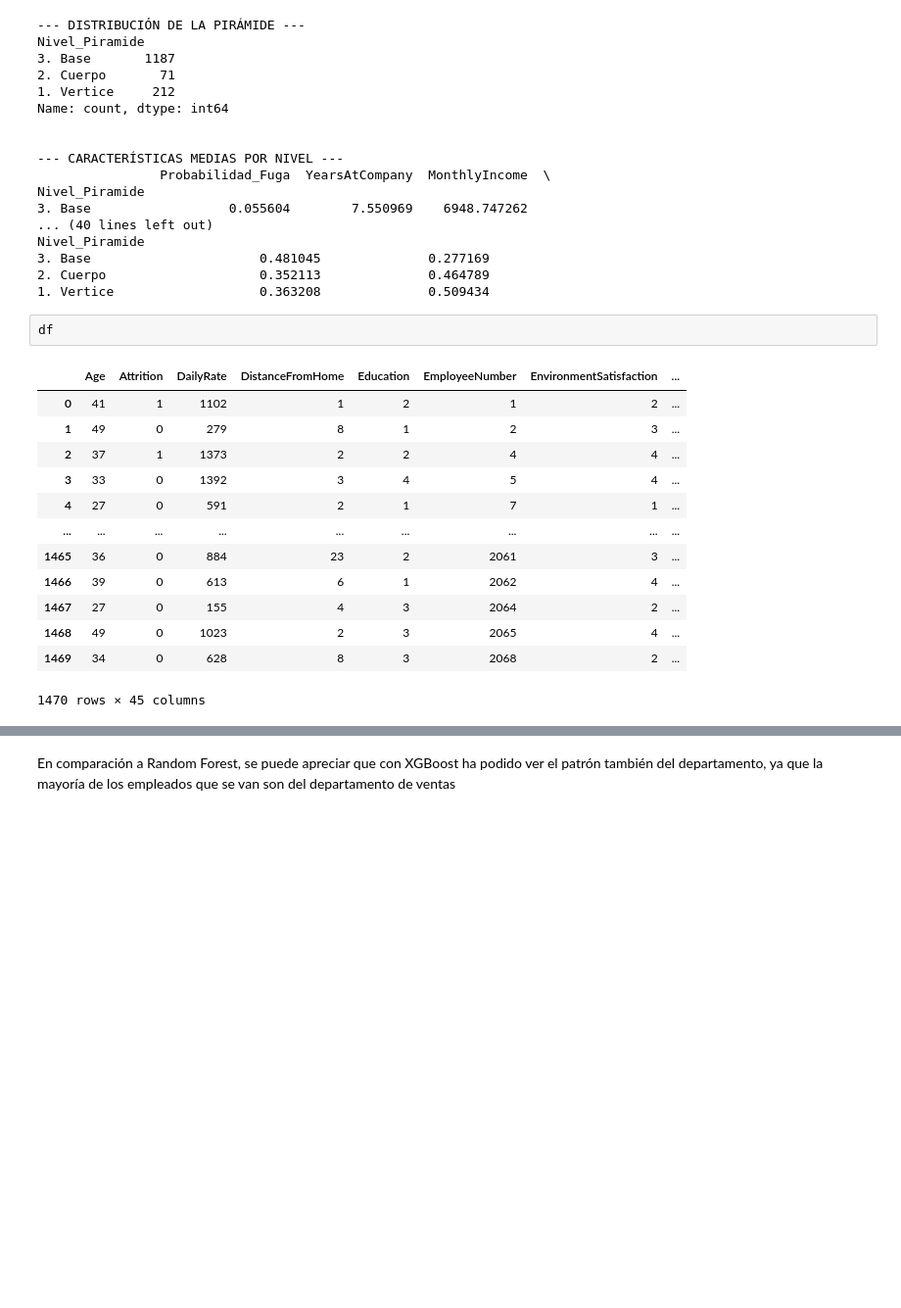
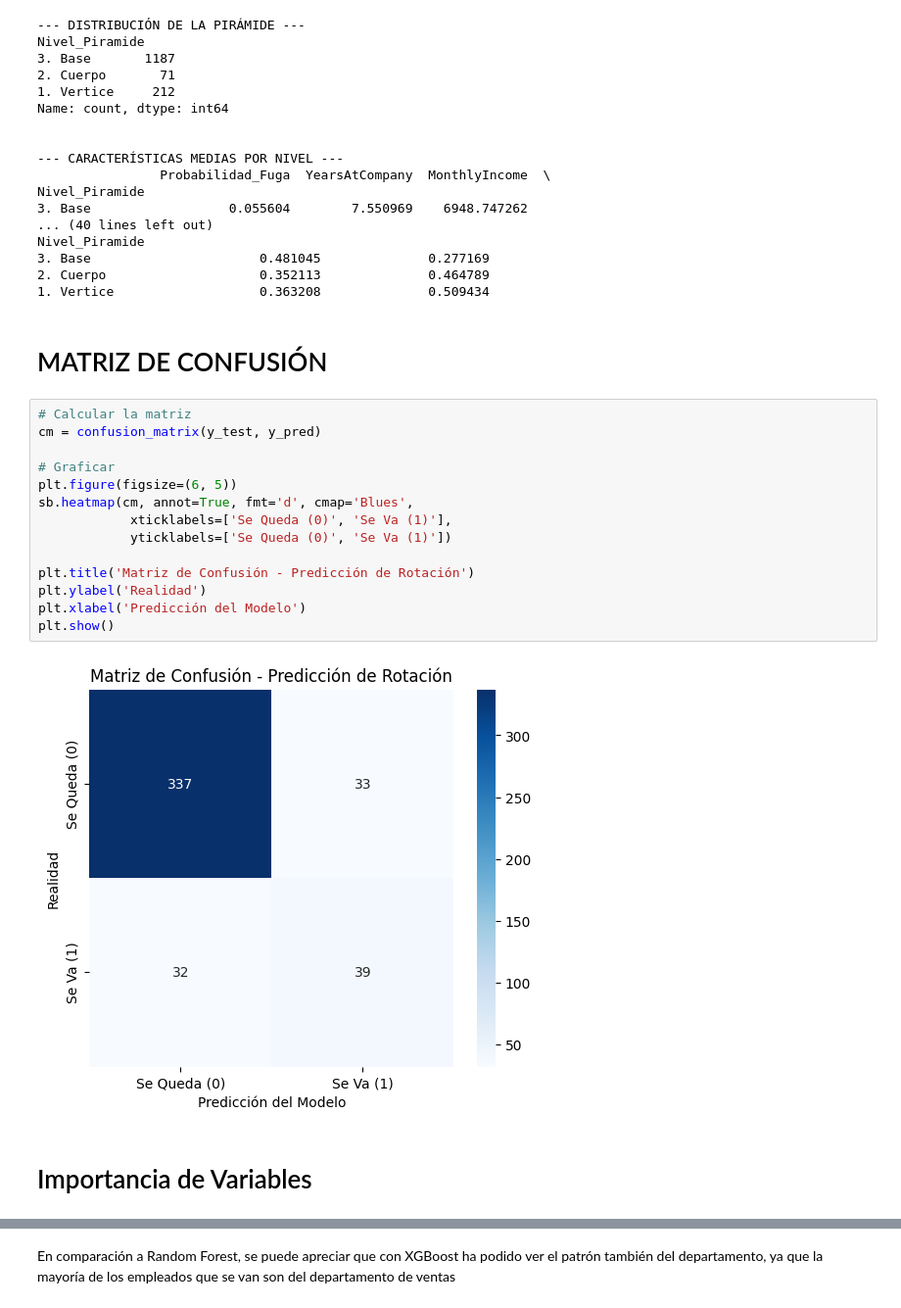
Before and after one commit to PabloSerran/tfm_data_science, a Jupyter notebook: notebooks/03_XGBoost.ipynb, the cells around one changed output, grey strips where cells are left out. Shown at 98% size. Saved outputs shown, nothing was run; the diff lists cells and outputs as text; blank space fills up the shorter version.

```diff
--- a/notebooks/03_XGBoost.ipynb
+++ b/notebooks/03_XGBoost.ipynb
@@ -187,22 +187,26 @@ Nivel_Piramide
 3. Base                      0.481045              0.277169
 2. Cuerpo                    0.352113              0.464789
 1. Vertice                   0.363208              0.509434
-# %%
-df
-# %% [output]
-|  | Age | Attrition | DailyRate | DistanceFromHome | Education | EmployeeNumber | EnvironmentSatisfaction | ... |
-| 0 | 41 | 1 | 1102 | 1 | 2 | 1 | 2 | ... |
-| 1 | 49 | 0 | 279 | 8 | 1 | 2 | 3 | ... |
-| 2 | 37 | 1 | 1373 | 2 | 2 | 4 | 4 | ... |
-| 3 | 33 | 0 | 1392 | 3 | 4 | 5 | 4 | ... |
-| 4 | 27 | 0 | 591 | 2 | 1 | 7 | 1 | ... |
-| ... | ... | ... | ... | ... | ... | ... | ... | ... |
-| 1465 | 36 | 0 | 884 | 23 | 2 | 2061 | 3 | ... |
-| 1466 | 39 | 0 | 613 | 6 | 1 | 2062 | 4 | ... |
-| 1467 | 27 | 0 | 155 | 4 | 3 | 2064 | 2 | ... |
-| 1468 | 49 | 0 | 1023 | 2 | 3 | 2065 | 4 | ... |
-| 1469 | 34 | 0 | 628 | 8 | 3 | 2068 | 2 | ... |
-1470 rows × 45 columns
+# %% [markdown]
+# MATRIZ DE CONFUSIÓN
+# %%
+# Calcular la matriz
+cm = confusion_matrix(y_test, y_pred)
+
+# Graficar
+plt.figure(figsize=(6, 5))
+sb.heatmap(cm, annot=True, fmt='d', cmap='Blues',
+            xticklabels=['Se Queda (0)', 'Se Va (1)'],
+            yticklabels=['Se Queda (0)', 'Se Va (1)'])
+
+plt.title('Matriz de Confusión - Predicción de Rotación')
+plt.ylabel('Realidad')
+plt.xlabel('Predicción del Modelo')
+plt.show()
+# %% [output]
+[figure, added]
+# %% [markdown]
+# Importancia de Variables
 # %%
 importances = xgb_model.feature_importances_
 features = X.columns
```
Also changed, not shown: parts of 3 cells of this notebook, 2 other files.
